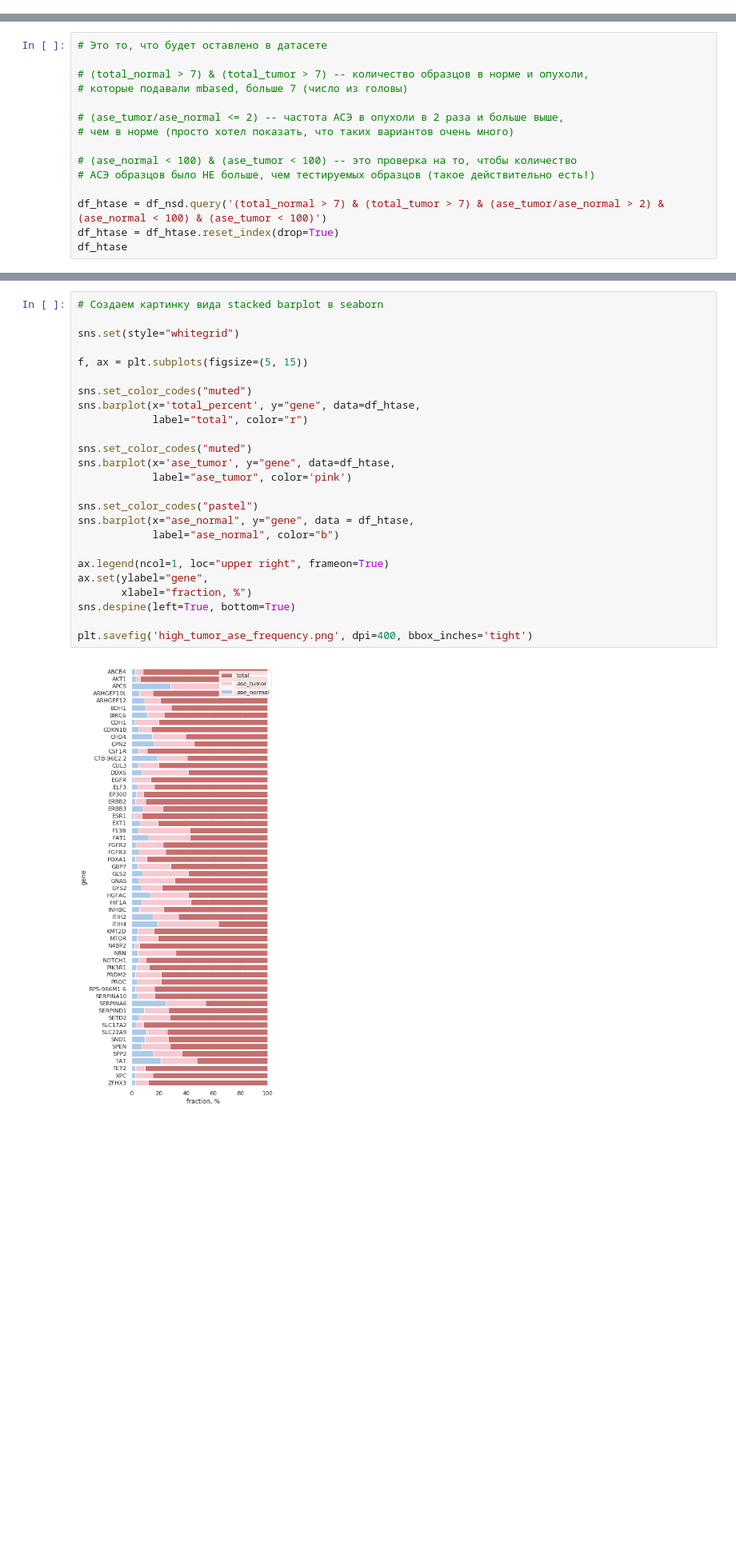
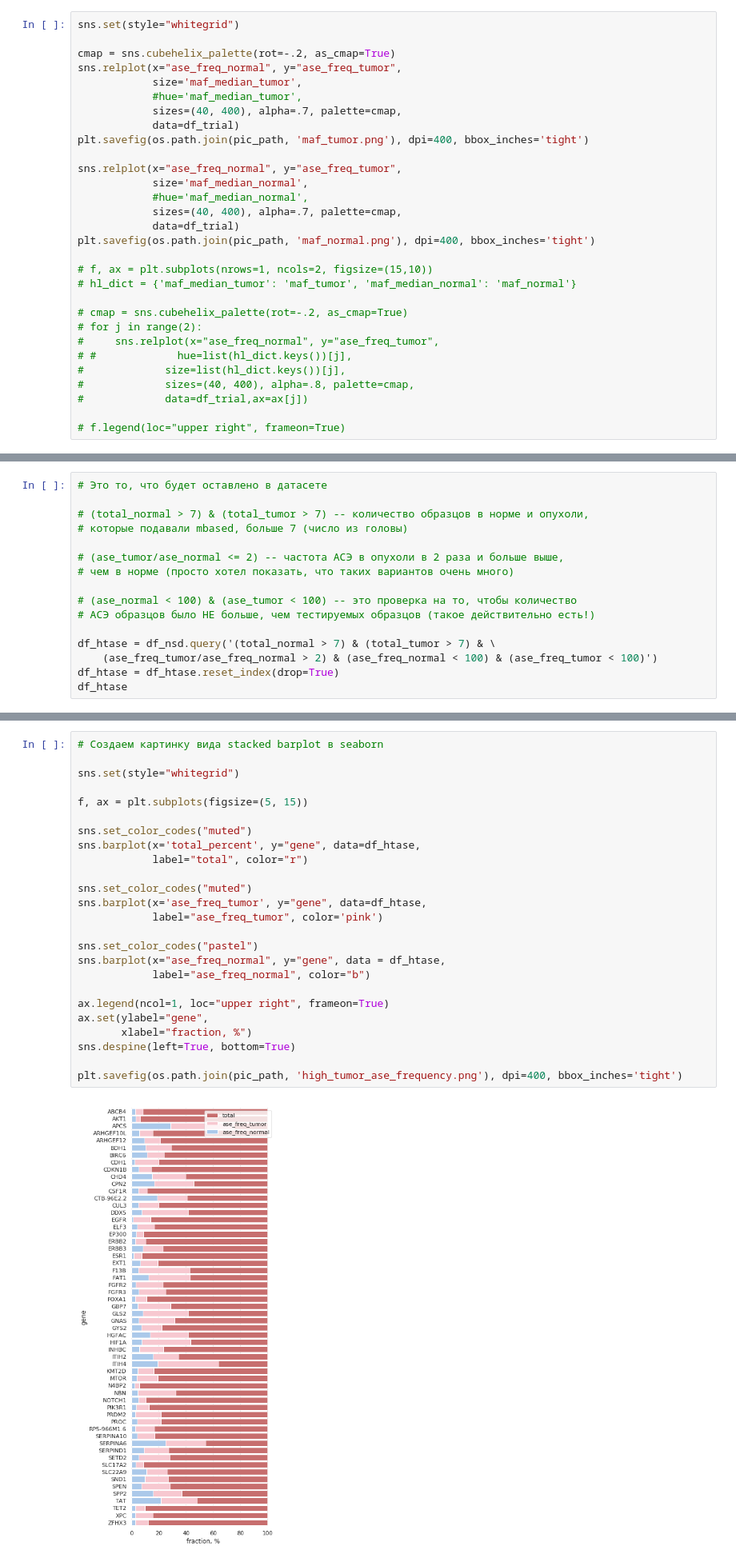
Before and after one commit to emir-radkevich/paper_ase, a Jupyter notebook: scripts_for_publication/pics_ase.ipynb, the cells around one changed output, grey strips where cells are left out. Shown at 80% size. Drawn from its saved outputs; the diff is of its cells as text; blank space fills up the shorter version.

```diff
--- a/scripts_for_publication/pics_ase.ipynb
+++ b/scripts_for_publication/pics_ase.ipynb
@@ -106,0 +135,30 @@ df_nsd_imp
+# %%
+sns.set(style="whitegrid")
+
+cmap = sns.cubehelix_palette(rot=-.2, as_cmap=True)
+sns.relplot(x="ase_freq_normal", y="ase_freq_tumor",
+            size='maf_median_tumor',
+            #hue='maf_median_tumor',
+            sizes=(40, 400), alpha=.7, palette=cmap,
+            data=df_trial)
+plt.savefig(os.path.join(pic_path, 'maf_tumor.png'), dpi=400, bbox_inches='tight')
+
+sns.relplot(x="ase_freq_normal", y="ase_freq_tumor",
+            size='maf_median_normal',
+            #hue='maf_median_normal',
+            sizes=(40, 400), alpha=.7, palette=cmap,
+            data=df_trial)
+plt.savefig(os.path.join(pic_path, 'maf_normal.png'), dpi=400, bbox_inches='tight')
+
+# f, ax = plt.subplots(nrows=1, ncols=2, figsize=(15,10))
+# hl_dict = {'maf_median_tumor': 'maf_tumor', 'maf_median_normal': 'maf_normal'}
+
+# cmap = sns.cubehelix_palette(rot=-.2, as_cmap=True)
+# for j in range(2):
+#     sns.relplot(x="ase_freq_normal", y="ase_freq_tumor",
+# #             hue=list(hl_dict.keys())[j],
+#             size=list(hl_dict.keys())[j],
+#             sizes=(40, 400), alpha=.8, palette=cmap,
+#             data=df_trial,ax=ax[j])
+
+# f.legend(loc="upper right", frameon=True)
@@ -118,7 +179,8 @@ df_nsd_imp
 # (ase_normal < 100) & (ase_tumor < 100) -- это проверка на то, чтобы количество
 # АСЭ образцов было НЕ больше, чем тестируемых образцов (такое действительно есть!)
 
-df_htase = df_nsd.query('(total_normal > 7) & (total_tumor > 7) & (ase_tumor/ase_normal > 2) & (ase_normal < 100) & (ase_tumor < 100)')
+df_htase = df_nsd.query('(total_normal > 7) & (total_tumor > 7) & \
+    (ase_freq_tumor/ase_freq_normal > 2) & (ase_freq_normal < 100) & (ase_freq_tumor < 100)')
 df_htase = df_htase.reset_index(drop=True)
 df_htase
 # %% [output]
@@ -138,27 +200,27 @@ df_htase
 # %%
 # Создаем картинку вида stacked barplot в seaborn
 
 sns.set(style="whitegrid")
 
 f, ax = plt.subplots(figsize=(5, 15))
 
 sns.set_color_codes("muted")
 sns.barplot(x='total_percent', y="gene", data=df_htase,
             label="total", color="r")
 
 sns.set_color_codes("muted")
-sns.barplot(x='ase_tumor', y="gene", data=df_htase,
-            label="ase_tumor", color='pink')
+sns.barplot(x='ase_freq_tumor', y="gene", data=df_htase,
+            label="ase_freq_tumor", color='pink')
 
 sns.set_color_codes("pastel")
-sns.barplot(x="ase_normal", y="gene", data = df_htase,
-            label="ase_normal", color="b")
+sns.barplot(x="ase_freq_normal", y="gene", data = df_htase,
+            label="ase_freq_normal", color="b")
 
 ax.legend(ncol=1, loc="upper right", frameon=True)
 ax.set(ylabel="gene",
        xlabel="fraction, %")
 sns.despine(left=True, bottom=True)
 
-plt.savefig('high_tumor_ase_frequency.png', dpi=400, bbox_inches='tight')
+plt.savefig(os.path.join(pic_path, 'high_tumor_ase_frequency.png'), dpi=400, bbox_inches='tight')
 # %% [output]
-[figure, old version]
+[figure, new version]
```
Also changed, not shown: parts of 16 cells of this notebook.
